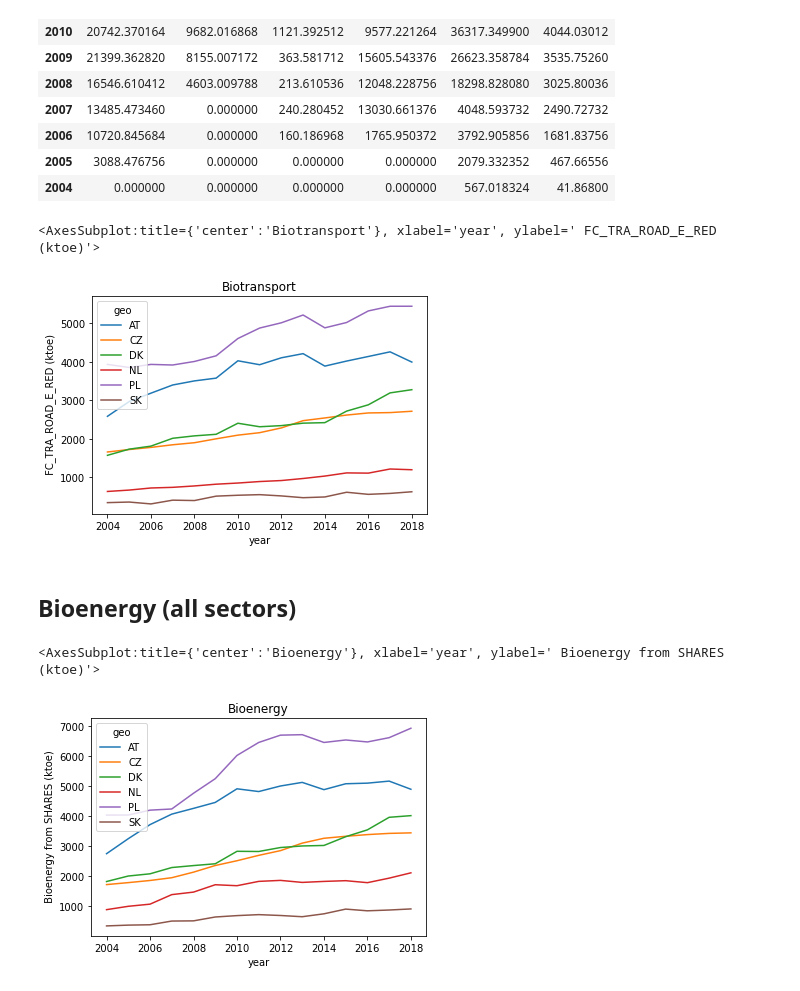
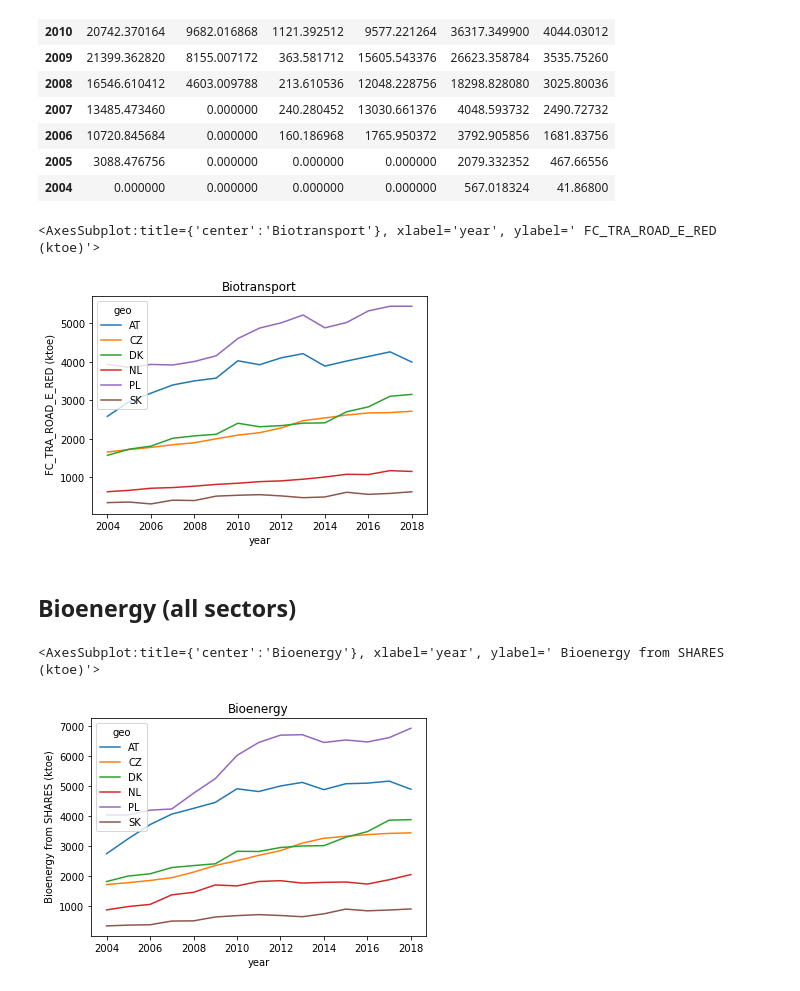
Before and after one commit to jandolezal/shares, a Jupyter notebook: shares.ipynb, the cells around one changed output. Cells and saved outputs as stored; diff of their text form; code cells hidden in the pictures.

```diff
--- a/shares.ipynb
+++ b/shares.ipynb
@@ -129,10 +160,10 @@ hc.rename(columns={'2004': 2004}, inplace=True)
 for col in range(2004,2019):
     hc[col] = pd.to_numeric(hc[col], errors='coerce')
 
-needed_countries = hc['geo'].str.contains('|'.join(selected_countries))
-needed_fuels = hc['siec'].str.contains('|'.join(selected_fuel_codes))
-ghp = hc['nrg_bal'].str.contains('GHP_')
-fc = hc['nrg_bal'].str.contains('FC_')
+needed_countries = hc['geo'].str.fullmatch('|'.join(selected_countries))
+needed_fuels = hc['siec'].str.fullmatch('|'.join(selected_fuel_codes))
+ghp = hc['nrg_bal'].str.fullmatch('GHP_RED')
+fc = hc['nrg_bal'].str.fullmatch('FC_IND_OTH_E')
 hc[needed_countries & needed_fuels & (fc | ghp)].sort_values('geo')
 # %% [output]
 |  | siec | nrg_bal | unit | geo | 2018 | 2017 | 2016 | 2015 | 2014 | 2013 | 2012 | ... |
@@ -194,9 +226,11 @@ tr.rename(columns={'2004': 2004}, inplace=True)
 for col in range(2004,2019):
     tr[col] = pd.to_numeric(tr[col], errors='coerce')
 
-needed_countries = tr['geo'].str.contains('|'.join(selected_countries))
-needed_fuels = tr['siec'].str.contains('|'.join(selected_fuel_codes))
-fc = tr['nrg_bal'].str.contains('FC_TRA_')
+needed_countries = tr['geo'].str.fullmatch('|'.join(selected_countries))
+needed_fuels = tr['siec'].str.fullmatch('|'.join(selected_fuel_codes))
+# fc = tr['nrg_bal'].str.contains('FC_TRA_')
+selected_variables = ['FC_TRA_OTH_E_RED', 'FC_TRA_RAIL_E_RED', 'FC_TRA_ROAD_E_RED']
+fc = tr['nrg_bal'].str.fullmatch('|'.join(selected_variables))
 
 tr[needed_countries & needed_fuels & fc].sort_values('geo')
 # %% [output]
@@ -259,23 +293,23 @@ biotr_tj
 | 2005 | 3088.476756 | 0.000000 | 0.000000 | 0.000000 | 2079.332352 | 467.66556 |
 | 2004 | 0.000000 | 0.000000 | 0.000000 | 0.000000 | 567.018324 | 41.86800 |
 # %%
-biotr.to_csv('biotrans_ktoe.csv')
-biotr_tj.to_csv('biotrans_tj.csv')
+biotr.to_csv(os.path.join(os.path.abspath('datasets'), 'biotrans_ktoe.csv'))
+biotr_tj.to_csv(os.path.join(os.path.abspath('datasets'),'biotrans_tj.csv'))
 
 biohc.plot(title='Biotransport', ylabel=' FC_TRA_ROAD_E_RED (ktoe)', xlabel='year')
 # %% [output]
 <AxesSubplot:title={'center':'Biotransport'}, xlabel='year', ylabel=' FC_TRA_ROAD_E_RED (ktoe)'>
-[figure, old version]
+[figure, new version]
 # %% [markdown]
 ## Bioenergy (all sectors)
 # %%
 bioenergy = bioel + biohc + biotr
 bioenergy_tj = bioenergy * 41.868
 
-bioenergy.to_csv('bioenergy_ktoe.csv')
-bioenergy_tj.to_csv('bioenergy_tj.csv')
+bioenergy.to_csv(os.path.join(os.path.abspath('datasets'), 'bioenergy_ktoe.csv'))
+bioenergy_tj.to_csv(os.path.join(os.path.abspath('datasets'), 'bioenergy_ktoe.csv'))
 
 bioenergy.plot(title='Bioenergy', ylabel=' Bioenergy from SHARES (ktoe)', xlabel='year')
 # %% [output]
 <AxesSubplot:title={'center':'Bioenergy'}, xlabel='year', ylabel=' Bioenergy from SHARES (ktoe)'>
-[figure, old version]
+[figure, new version]
```
Also changed, not shown: parts of 11 cells of this notebook, 13 other files.
